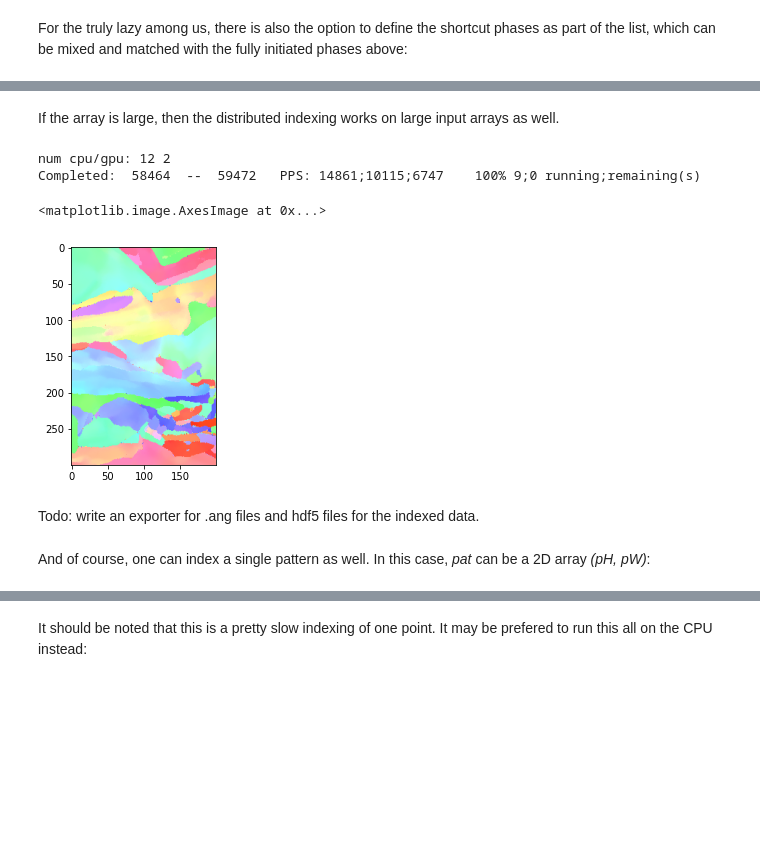
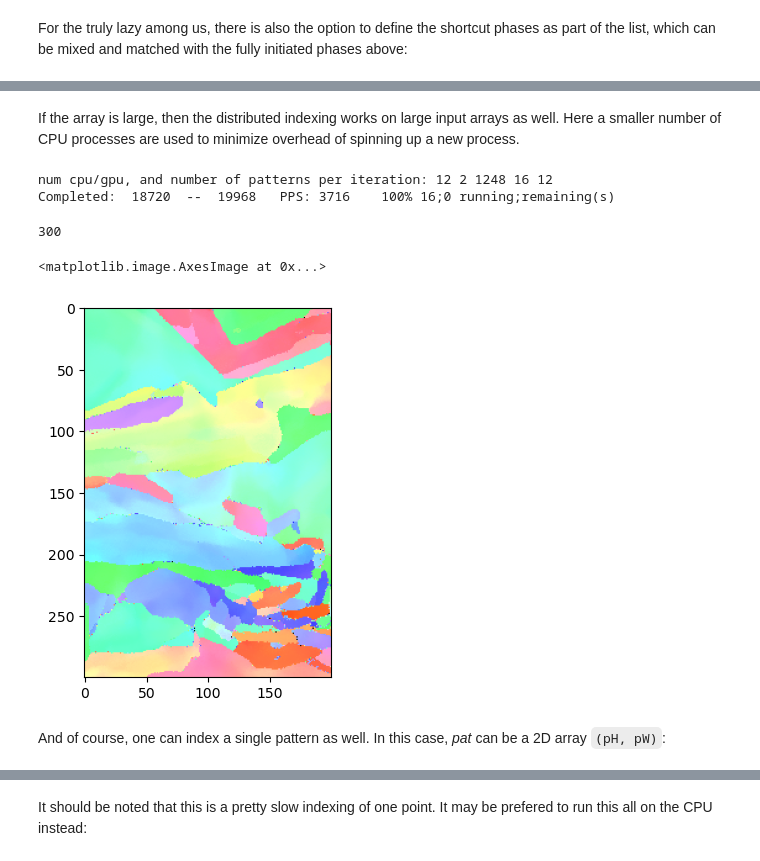
Before and after one commit to USNavalResearchLaboratory/PyEBSDIndex, a Jupyter notebook: doc/tutorials/ebsd_index_demo.ipynb, the cells around one changed output, grey strips where cells are left out. Drawn from its saved outputs; the diff is of its cells as text; code cells hidden in the pictures; blank space fills up the shorter version.

```diff
--- a/doc/tutorials/ebsd_index_demo.ipynb
+++ b/doc/tutorials/ebsd_index_demo.ipynb
@@ -90,4 +108,4 @@ The *chunksize* is the number of patterns to analyze per process per cycle. The
 # %%
-indxer.bandDetectPlan.useCPU = False
-data, bnddata = ebsd_index.index_pats_distributed(filename = file,patstart = 0, npats = -1, chunksize = 1008, ncpu = 42, ebsd_indexer_obj = indxer)
+
+data, bnddata = ebsd_index.index_pats_distributed(filename = file,patstart = 0, npats = -1,ebsd_indexer_obj = indxer,  ncpu = 28 ) #, gpu_id = [0])
 # %% [output]
@@ -98,3 +116,3 @@ Display the results as an IPF map.  So far the only implementation is for cubic
 # %%
-ipfim = IPFcolor.qu2ipf_cubic(data[-1]['quat']).reshape(imshape[0], imshape[1], 3); plt.imshow(ipfim)
+ipfim = IPFcolor.makeipf(data, indxer, xsize = imshape[1]); plt.imshow(ipfim)
 # %% [output]
@@ -122,5 +148,5 @@ It should be noted that patterns are expected to be arranged so that *pats[0,0,0
 # %%
-startcolrow = [5,10]
+startcolrow = [10,5]
 ncol = 200
 nrow = 300
 
@@ -155,19 +182,18 @@ Band Vote Time:  43.272813240999994
 # %% [markdown]
-If the array is large, then the distributed indexing works on large input arrays as well.
+If the array is large, then the distributed indexing works on large input arrays as well.  Here a smaller number of CPU processes are used to minimize overhead of spinning up a new process.
 # %%
-datasm, bnddatsm = ebsd_index.index_pats_distributed(patsin = pats,patstart = 0, npats = -1, chunksize = 1008, ncpu = 12, ebsd_indexer_obj = indxer)
+datasm, bnddatsm = ebsd_index.index_pats_distributed(patsin = pats, ebsd_indexer_obj = indxer,  ncpu = 12)
 # %% [output]
-num cpu/gpu: 12 2
-Completed:  58464  --  59472   PPS: 14861;10115;6747    100% 9;0 running;remaining(s)
+num cpu/gpu, and number of patterns per iteration: 12 2 1248 16 12
+Completed:  18720  --  19968   PPS: 3716    100% 16;0 running;remaining(s)
 # %%
-ipfim = IPFcolor.qu2ipf_cubic(datasm[-1]['quat']).reshape(nrow, ncol, 3); plt.imshow(ipfim)
+ipfim = IPFcolor.makeipf(datasm, indxer, xsize = 200); plt.imshow(ipfim)
 # %% [output]
-<matplotlib.image.AxesImage at 0x...>
+300
+<matplotlib.image.AxesImage at 0x...>
-[figure, old version]
+[figure, new version]
-# %% [markdown]
-Todo: write an exporter for .ang files and hdf5 files for the indexed data.
 # %% [markdown]
-And of course, one can index a single pattern as well.  In this case, *pat* can be a 2D array *(pH, pW)*:
+And of course, one can index a single pattern as well.  In this case, *pat* can be a 2D array `(pH, pW)`:
 # %%
 pat1 = pats[0,:, :]
 print(pat1.shape)
```
Also changed, not shown: parts of 36 cells of this notebook, 3 other files.
